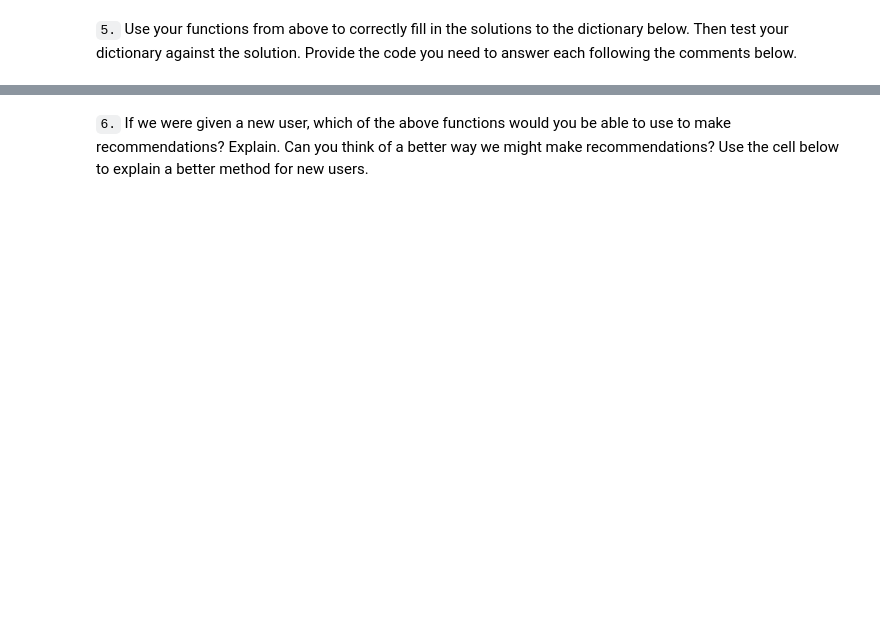
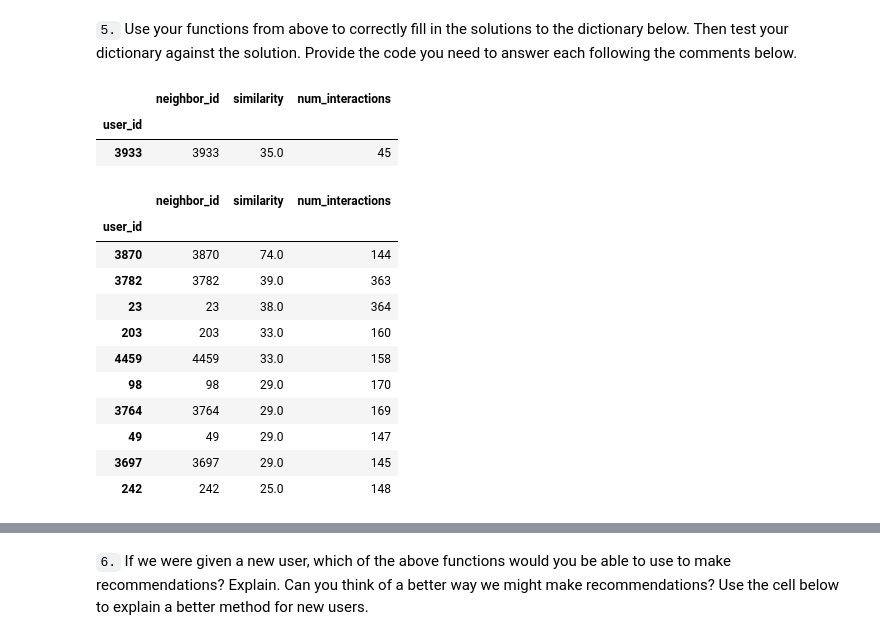
Before and after one commit to forSimulation/Udacity, a Jupyter notebook: DSNP/P5/Recommendations_with_IBM.ipynb, the cells around one changed output, grey strips where cells are left out. Saved outputs shown, nothing was run; the diff lists cells and outputs as text; code cells hidden in the pictures; blank space fills up the shorter version.

Commit message:
feats：first submit

```diff
--- a/DSNP/P5/Recommendations_with_IBM.ipynb
+++ b/DSNP/P5/Recommendations_with_IBM.ipynb
@@ -369,7 +506,21 @@ def get_top_sorted_users(user_id, df=df, user_item=user_item):
 
     '''
     # Your code here
-
+    # user ids in list
+    user_names = user_item.index.tolist()
+    # compute similarity of each user to the provided user
+    user_features = np.array(user_item.loc[user_id]).T
+    similarity_to_user = np.dot(np.array(user_item), user_features)
+    # compute number of articles viewed by user
+    number_viewed = df.groupby(["user_id"])["article_id"].count()
+    num_initial_order = number_viewed.loc[user_names]
+    # create dataframe
+    d = {"neighbor_id": user_names, "similarity": similarity_to_user.T, "num_interactions": num_initial_order}
+    neighbors_df = pd.DataFrame(data = d)
+    # exclude the user itself
+    neighbors_df.drop([user_id], inplace=True)
+    # sort with descending order
+    neighbors_df.sort_values(by=["similarity", "num_interactions"], ascending=[False, False], inplace=True)
     return neighbors_df # Return the dataframe specified in the doc_string
 
 
@@ -397,6 +548,32 @@ def user_user_recs_part2(user_id, m=10):
 
     '''
     # Your code here
+    # Use similar users' information to recommendations, and these with more interactions have higher priority
+    # Find the top similar ones
+    top_similars = get_top_sorted_users(user_id)
+    similars = top_similars.index.tolist()
+
+    # compute the articles importance by number of interactions
+    articles_importance = df.groupby(["article_id"])["user_id"].count()
+
+    # get articles read by user
+    user_article_ids, user_article_names = get_user_articles(user_id)
+    recs = []
+    for sim in similars:
+        # get articles raed by similars
+        sim_article_ids, sim_article_names = get_user_articles(sim)
+        # articles read by present similars but not by not user
+        recom_present = [x for x in sim_article_ids if x not in user_article_ids]
+        # sort by article importance
+        sort_by_importance = articles_importance.loc[recom_present].sort_values(ascending=False).index.tolist()
+        # add present to total
+        recs.extend(sort_by_importance)
+        # if length exceed reqired break the loop
+        if len(recs) >= m:
+            break
+    #get first m ones
+    recs = recs[:m]
+    rec_names = get_article_names(recs)
 
     return recs, rec_names
 # %%
@@ -410,4 +597,25 @@ print(rec_names)
 # %% [markdown]
 `5.` Use your functions from above to correctly fill in the solutions to the dictionary below.  Then test your dictionary against the solution.  Provide the code you need to answer each following the comments below.
+# %%
+get_top_sorted_users(1).head(1)
+# %% [output]
+|  | neighbor_id | similarity | num_interactions |
+| user_id |  |  |  |
+| 3933 | 3933 | 35.0 | 45 |
+# %%
+get_top_sorted_users(131).head(10)
+# %% [output]
+|  | neighbor_id | similarity | num_interactions |
+| user_id |  |  |  |
+| 3870 | 3870 | 74.0 | 144 |
+| 3782 | 3782 | 39.0 | 363 |
+| 23 | 23 | 38.0 | 364 |
+| 203 | 203 | 33.0 | 160 |
+| 4459 | 4459 | 33.0 | 158 |
+| 98 | 98 | 29.0 | 170 |
+| 3764 | 3764 | 29.0 | 169 |
+| 49 | 49 | 29.0 | 147 |
+| 3697 | 3697 | 29.0 | 145 |
+| 242 | 242 | 25.0 | 148 |
 # %%
 ### Tests with a dictionary of results
```
Also changed, not shown: parts of 45 cells of this notebook, 1 other file.
